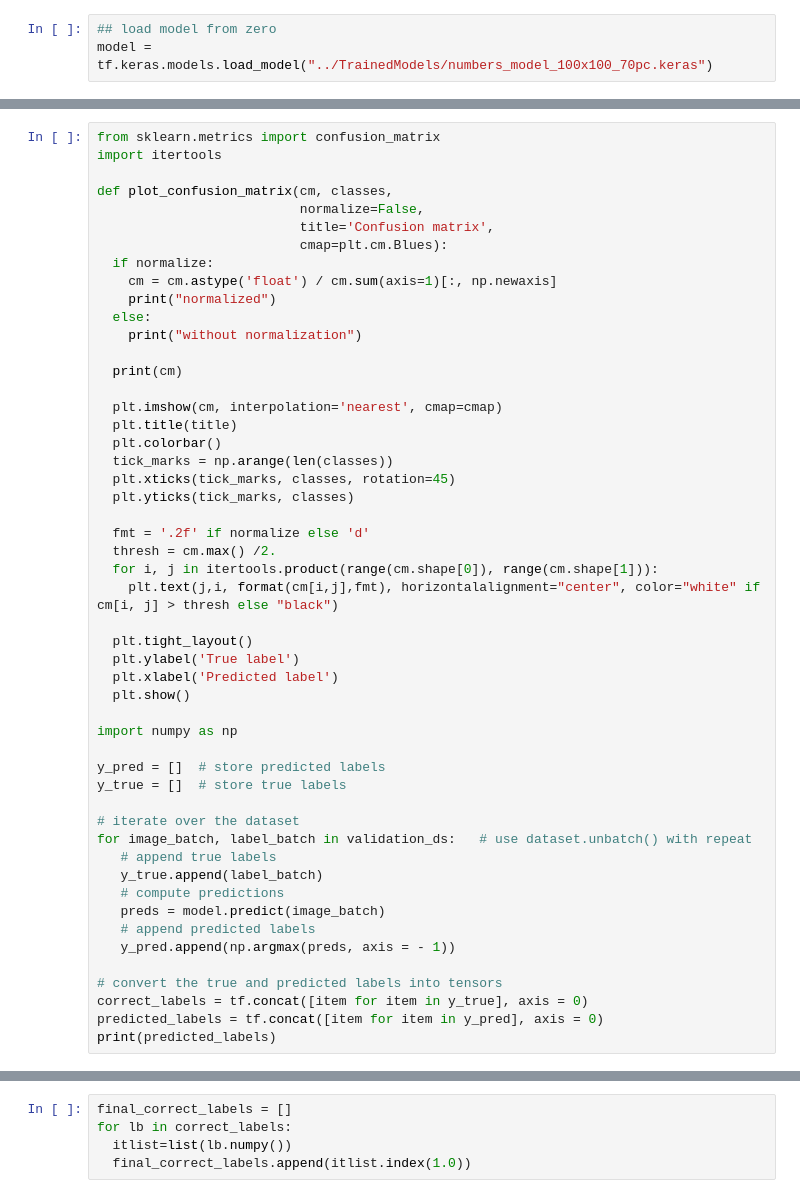
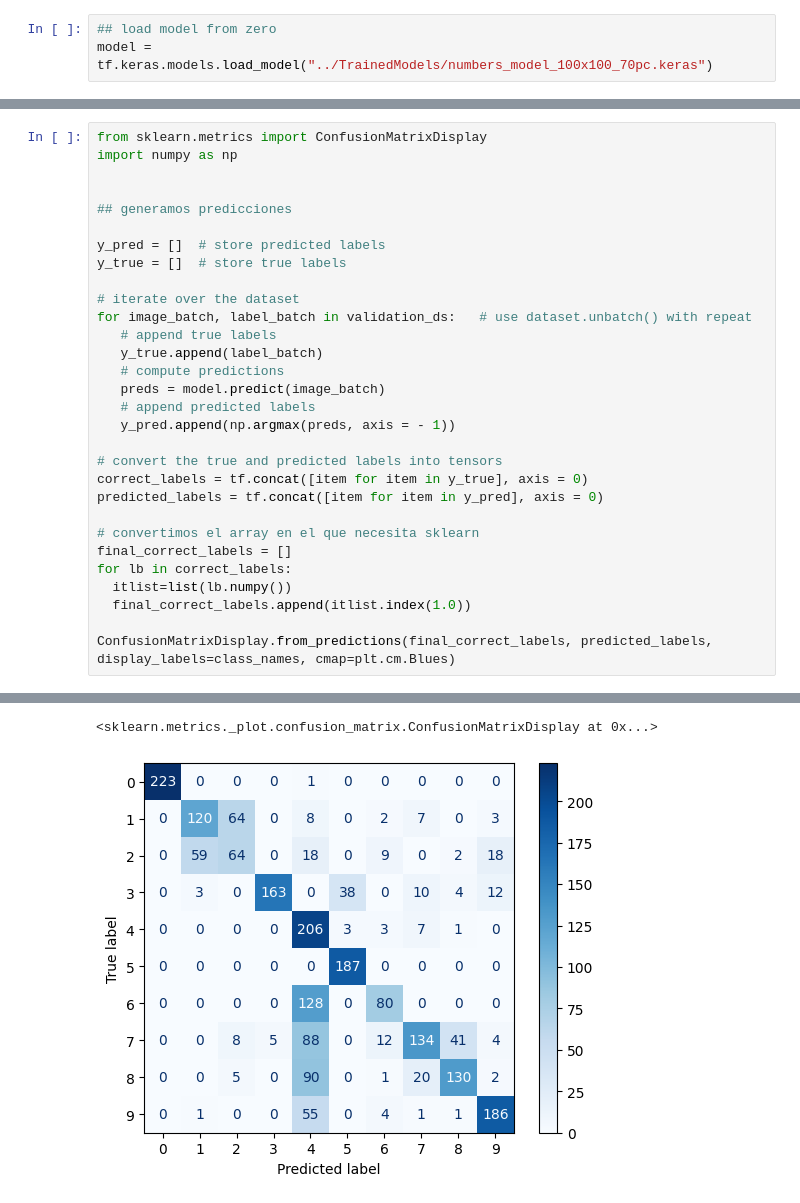
Before and after one commit to ecabestadistica/SignLanguageRecognition, a Jupyter notebook: Notebooks/Numbers.ipynb, the cells around one changed output, grey strips where cells are left out. Saved outputs shown, nothing was run; the diff lists cells and outputs as text.

Commit message:
Changed confusion matrix display

```diff
--- a/Notebooks/Numbers.ipynb
+++ b/Notebooks/Numbers.ipynb
@@ -259,37 +274,9 @@ model.evaluate(validation_ds)
 # %%
-from sklearn.metrics import confusion_matrix
-import itertools
+from sklearn.metrics import ConfusionMatrixDisplay
+import numpy as np
 
-def plot_confusion_matrix(cm, classes,
-                          normalize=False,
-                          title='Confusion matrix',
-                          cmap=plt.cm.Blues):
-  if normalize:
-    cm = cm.astype('float') / cm.sum(axis=1)[:, np.newaxis]
-    print("normalized")
-  else:
-    print("without normalization")
 
-  print(cm)
-
-  plt.imshow(cm, interpolation='nearest', cmap=cmap)
-  plt.title(title)
-  plt.colorbar()
-  tick_marks = np.arange(len(classes))
-  plt.xticks(tick_marks, classes, rotation=45)
-  plt.yticks(tick_marks, classes)
-
-  fmt = '.2f' if normalize else 'd'
-  thresh = cm.max() /2.
-  for i, j in itertools.product(range(cm.shape[0]), range(cm.shape[1])):
-    plt.text(j,i, format(cm[i,j],fmt), horizontalalignment="center", color="white" if cm[i, j] > thresh else "black")
-
-  plt.tight_layout()
-  plt.ylabel('True label')
-  plt.xlabel('Predicted label')
-  plt.show()
-
-import numpy as np
+## generamos predicciones
 
 y_pred = []  # store predicted labels
 y_true = []  # store true labels
@@ -306,5 +293,12 @@ for image_batch, label_batch in validation_ds:   # use dataset.unbatch() with re
 # convert the true and predicted labels into tensors
 correct_labels = tf.concat([item for item in y_true], axis = 0)
 predicted_labels = tf.concat([item for item in y_pred], axis = 0)
-print(predicted_labels)
+
+# convertimos el array en el que necesita sklearn
+final_correct_labels = []
+for lb in correct_labels:
+  itlist=list(lb.numpy())
+  final_correct_labels.append(itlist.index(1.0))
+
+ConfusionMatrixDisplay.from_predictions(final_correct_labels, predicted_labels, display_labels=class_names, cmap=plt.cm.Blues)
 # %% [output]
@@ -328,5 +322,2 @@ tf.Tensor([5 3 3 ... 7 0 2], shape=(2062,), dtype=int64)
+<sklearn.metrics._plot.confusion_matrix.ConfusionMatrixDisplay at 0x...>
+[figure, added]
-# %%
-final_correct_labels = []
-for lb in correct_labels:
-  itlist=list(lb.numpy())
-  final_correct_labels.append(itlist.index(1.0))
```
Also changed, not shown: parts of 7 cells of this notebook.
